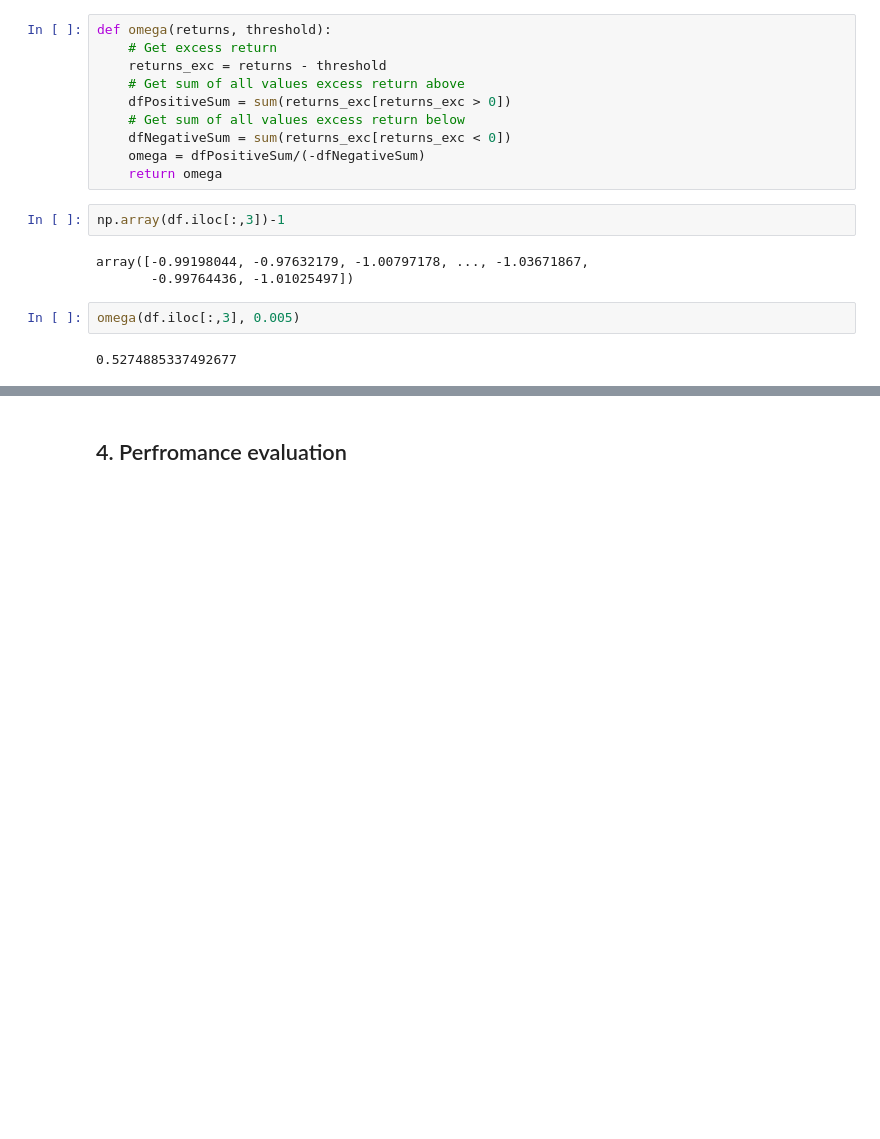
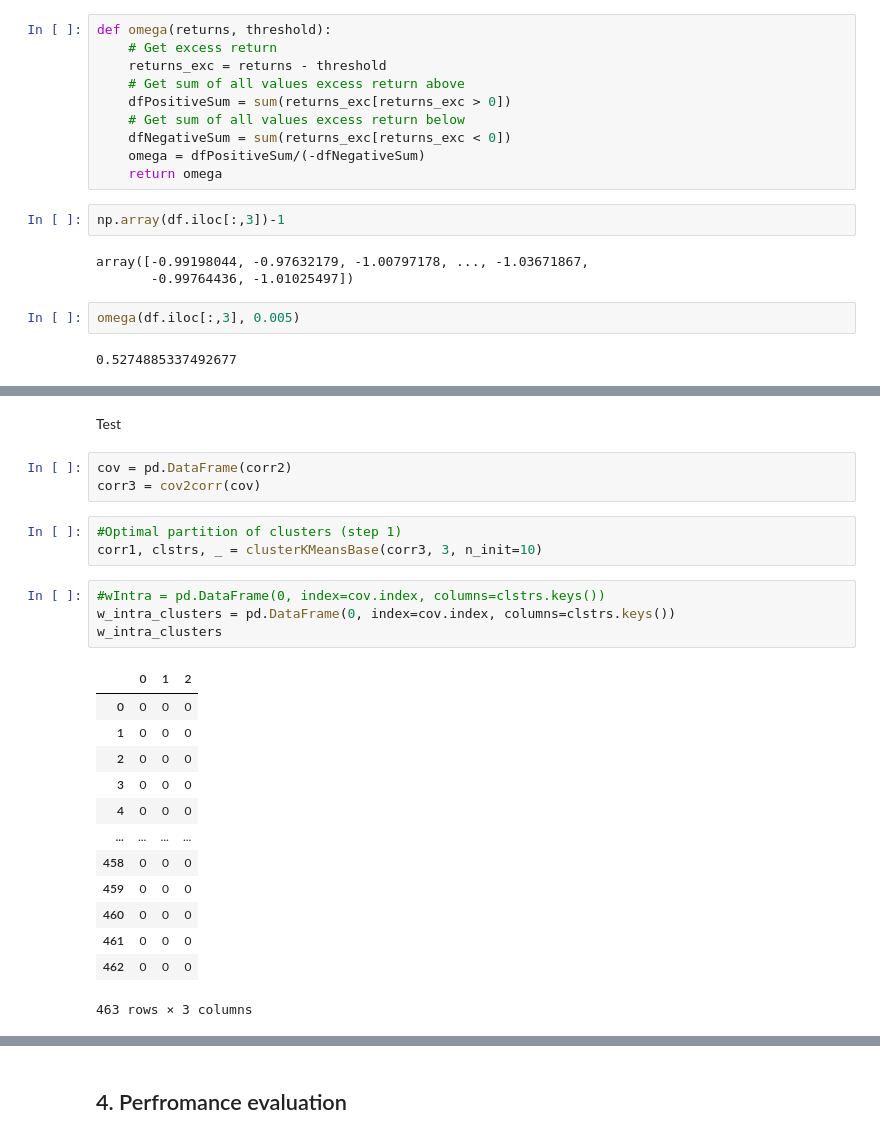
Before and after one commit to dariosandrucci/thesis, a Jupyter notebook: project_notebook.ipynb, the cells around one changed output, grey strips where cells are left out. Cells and saved outputs as stored; diff of their text form; blank space fills up the shorter version.

```diff
--- a/project_notebook.ipynb
+++ b/project_notebook.ipynb
@@ -228,0 +287,26 @@ KeyboardInterrupt:
+# %% [markdown]
+Test
+# %%
+cov = pd.DataFrame(corr2)
+corr3 = cov2corr(cov)
+# %%
+#Optimal partition of clusters (step 1)
+corr1, clstrs, _ = clusterKMeansBase(corr3, 3, n_init=10)
+# %%
+#wIntra = pd.DataFrame(0, index=cov.index, columns=clstrs.keys())
+w_intra_clusters = pd.DataFrame(0, index=cov.index, columns=clstrs.keys())
+w_intra_clusters
+# %% [output]
+|  | 0 | 1 | 2 |
+| 0 | 0 | 0 | 0 |
+| 1 | 0 | 0 | 0 |
+| 2 | 0 | 0 | 0 |
+| 3 | 0 | 0 | 0 |
+| 4 | 0 | 0 | 0 |
+| ... | ... | ... | ... |
+| 458 | 0 | 0 | 0 |
+| 459 | 0 | 0 | 0 |
+| 460 | 0 | 0 | 0 |
+| 461 | 0 | 0 | 0 |
+| 462 | 0 | 0 | 0 |
+463 rows × 3 columns
```
Also changed, not shown: parts of 15 cells of this notebook, 3 other files.
